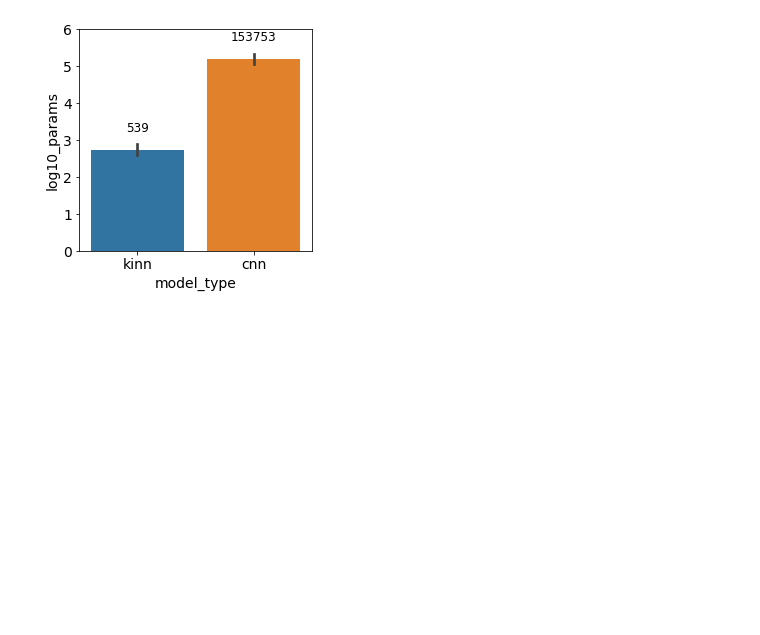
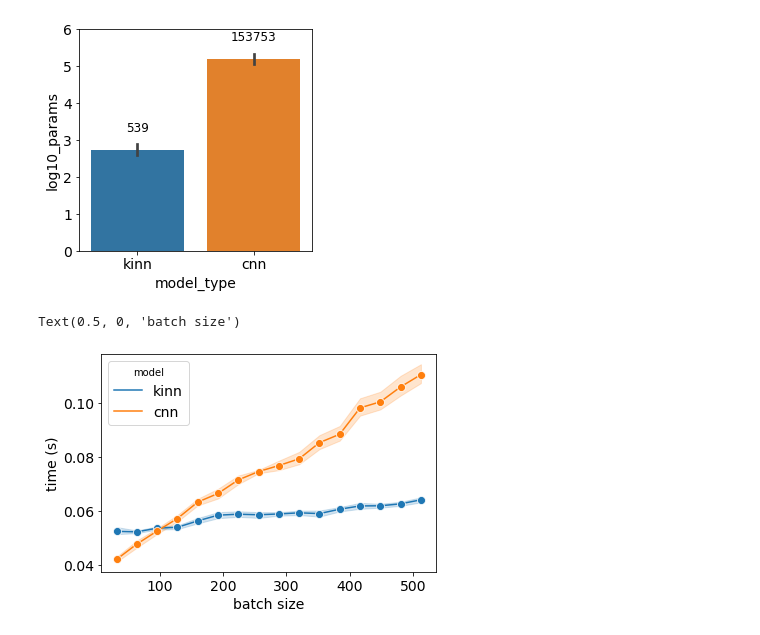
Before and after one commit to zj-zhang/Elektrum, a Jupyter notebook: pub_notebooks/Fig_2.ipynb, the cells around one changed output. Saved outputs shown, nothing was run; the diff lists cells and outputs as text; code cells hidden in the pictures; blank space fills up the shorter version.

```diff
--- a/pub_notebooks/Fig_2.ipynb
+++ b/pub_notebooks/Fig_2.ipynb
@@ -208,6 +208,38 @@ fig.tight_layout()
 findfont: Font family ['serif'] not found. Falling back to DejaVu Sans.
 findfont: Generic family 'serif' not found because none of the following families were found: Times New Roman
 [figure]
+# %%
+# measure batch time
+from time import time
+
+bs_to_time = []
+for i in range(1, 17):
+    bs = 32 * i
+    x = np.zeros((bs,25,9))
+    y = np.zeros((bs,1))
+    wc_times = []
+    for kinn in kinns:
+        block_x = kinn.blockify_seq_ohe(x)
+        t0 = time()
+        for _ in range(10):
+            kinn.model.train_on_batch(block_x, y)
+        wc_times.append(time()-t0)
+        bs_to_time.append({'model':'kinn', 'bs':bs, 'time':wc_times[-1]})
+    wc_times2 = []
+    for cnn in cnns:
+        t0 = time()
+        for _ in range(10):
+            cnn.train_on_batch(x, y)
+        wc_times2.append(time()-t0)
+        bs_to_time.append({'model':'cnn', 'bs':bs, 'time':wc_times2[-1]})
+# %%
+df = pd.DataFrame(bs_to_time)
+ax = sns.lineplot(x='bs', y='time', hue='model', data=df, marker='o')
+ax.set_ylabel('time (s)')
+ax.set_xlabel('batch size')
+# %% [output]
+Text(0.5, 0, 'batch size')
+[figure, added]
 # %%
 %load_ext watermark
 %watermark -n -u -v -iv -w
```
Also changed, not shown: parts of 1 cell of this notebook, 3 other files.
